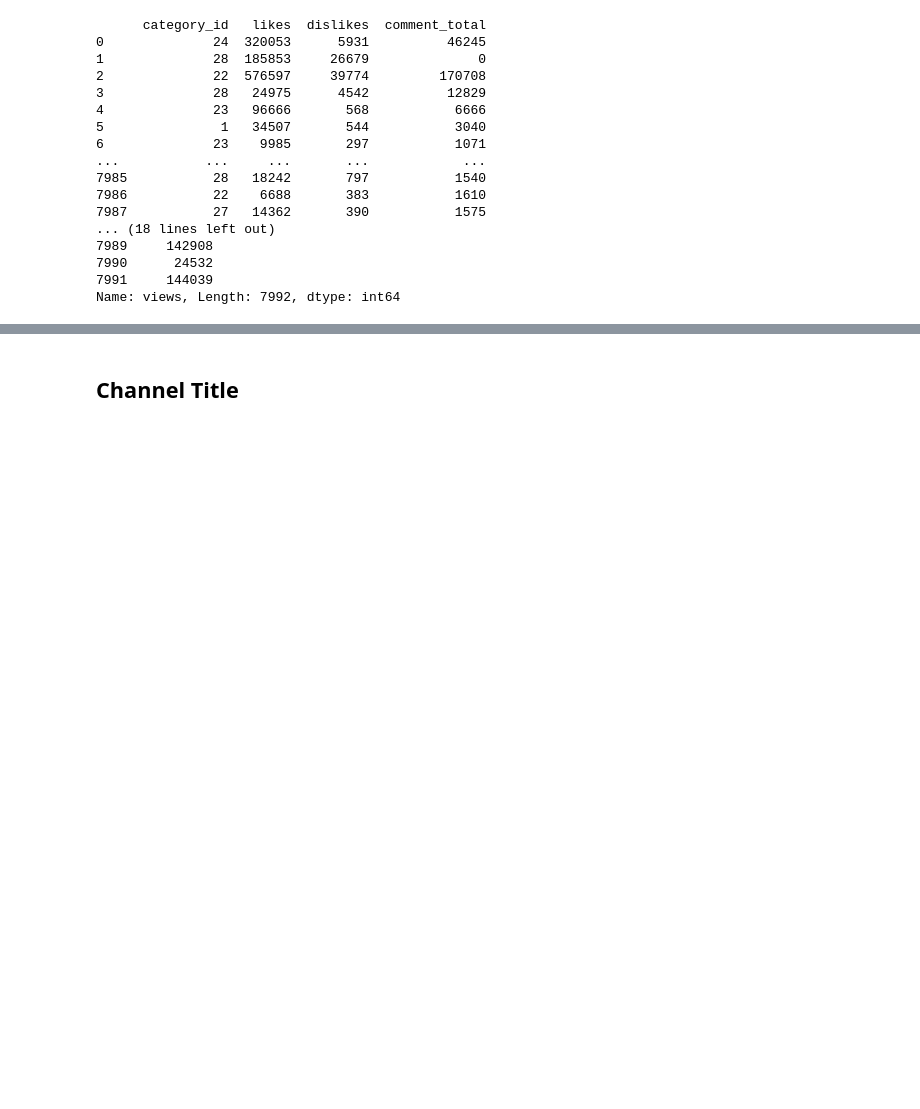
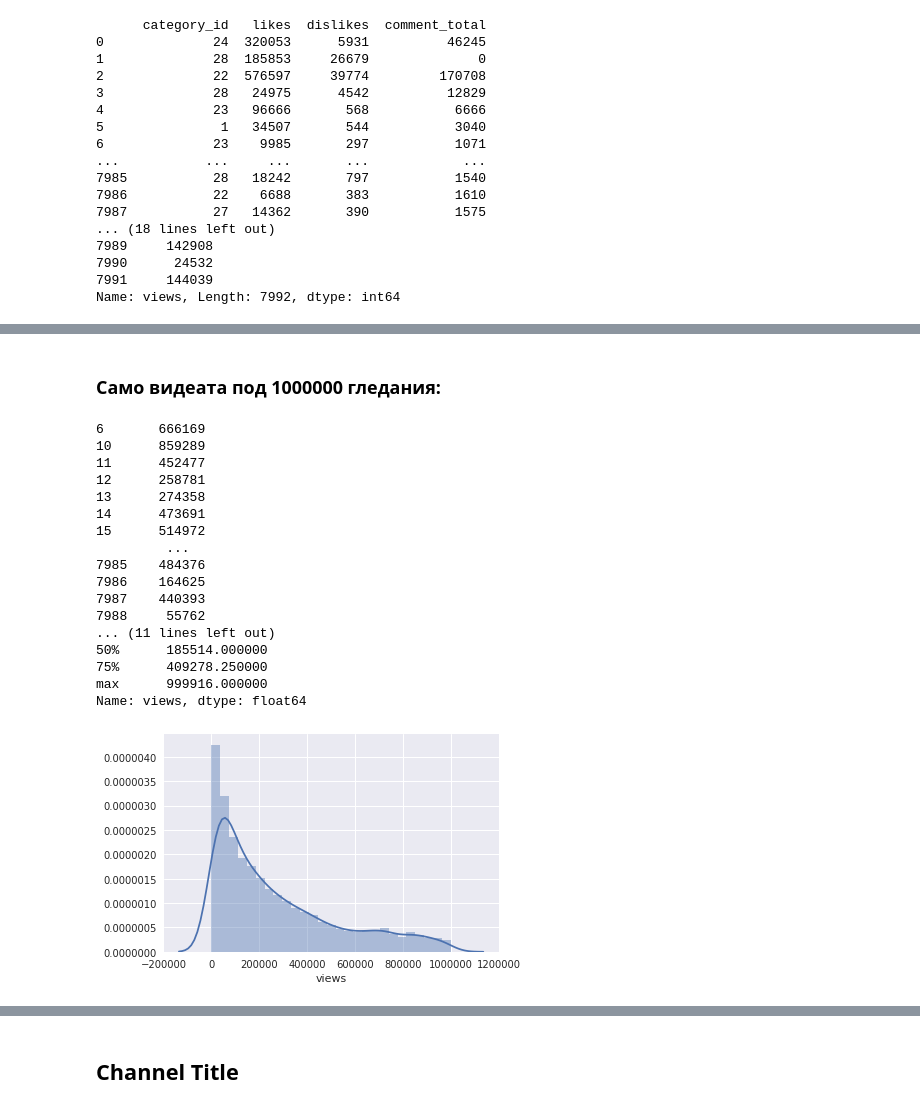
Before and after one commit to VladimirAnaniev/Machine-Learning, a Jupyter notebook: Youtube/Exploration.ipynb, the cells around one changed output, grey strips where cells are left out. Drawn from its saved outputs; the diff is of its cells as text; code cells hidden in the pictures; blank space fills up the shorter version.

```diff
--- a/Youtube/Exploration.ipynb
+++ b/Youtube/Exploration.ipynb
@@ -115,0 +232,27 @@ test score:  0.651118174035
+# %% [markdown]
+### Само видеата под 1000000 гледания:
+# %%
+lessThan1Mill = views[views <= 1000000]
+
+printCol(lessThan1Mill)
+
+sns.distplot(lessThan1Mill);
+# %% [output]
+6       666169
+10      859289
+11      452477
+12      258781
+13      274358
+14      473691
+15      514972
+         ...
+7985    484376
+7986    164625
+7987    440393
+7988     55762
+... (11 lines left out)
+50%      185514.000000
+75%      409278.250000
+max      999916.000000
+Name: views, dtype: float64
+[figure, added]
```
Also changed, not shown: parts of 32 cells of this notebook.
